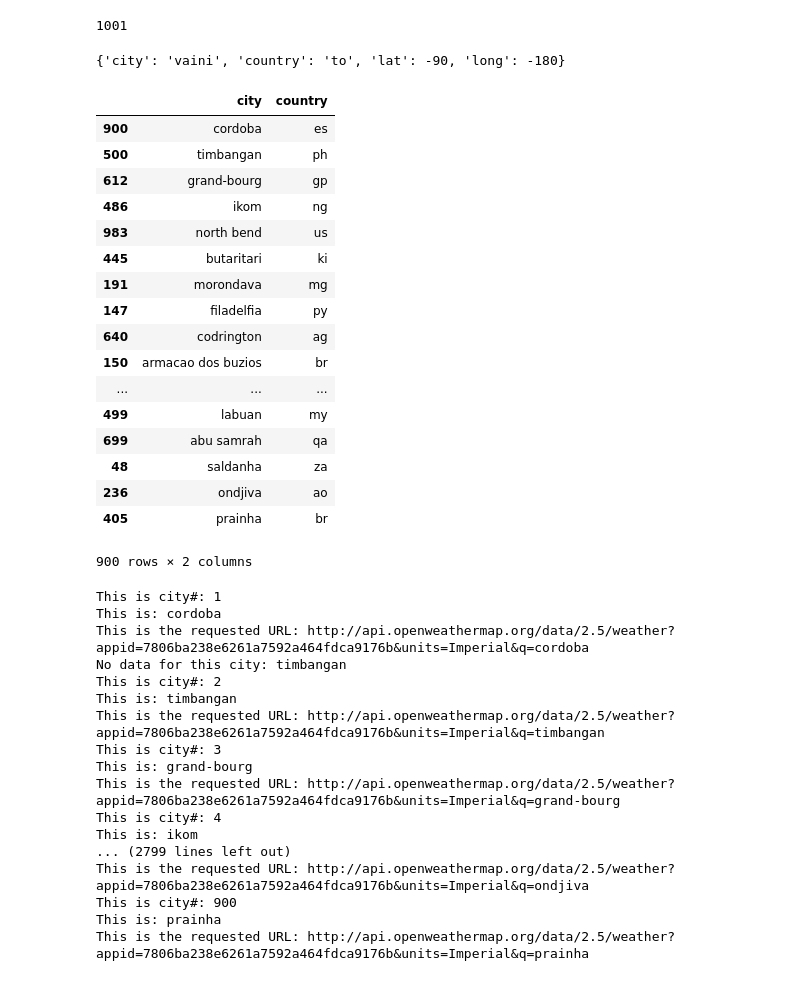
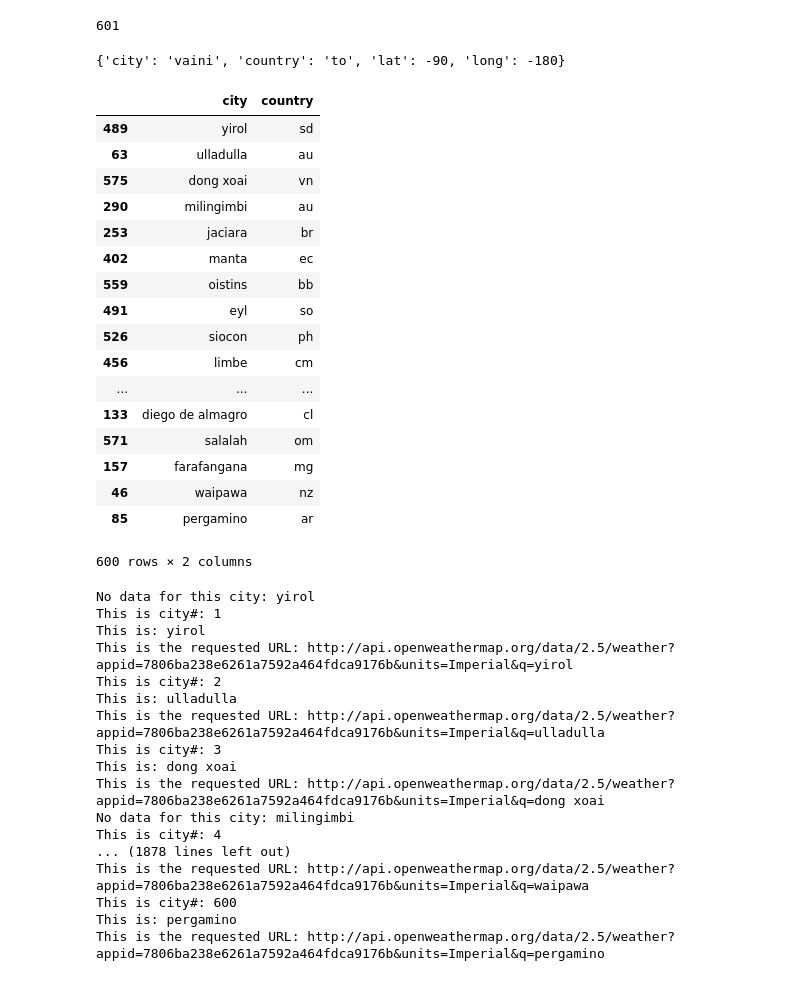
Before and after one commit to AlfaiAbdul/WeatherPy_Project-, a Jupyter notebook: WeatherPy.ipynb, the cells around one changed output. Cells and saved outputs as stored; diff of their text form; code cells hidden in the pictures.

Commit message:
Uploaded a smaller sample (downsize from 1000 to 600)

```diff
--- a/WeatherPy.ipynb
+++ b/WeatherPy.ipynb
@@ -13,10 +13,10 @@ counter = 0
 Duplicates  = 'no'
 starting_lat = -90
 starting_lng = -180
-while counter <= 1000:
+while counter <= 600:
     for x in range(-90,90,2):
         for y in range(-180,180,7):
-            if counter > 1000: continue
+            if counter > 600: continue
             city = cp.nearest_city(x, y)
             citdict = {}
             citdict['city'] = city.city_name
@@ -40,7 +40,7 @@ while counter <= 1000:
 
 print(len(list_of_cities))
 # %% [output]
-1001
+601
 # %%
 print(list_of_cities[0])
 # %% [output]
@@ -52,27 +52,27 @@ cities_df = pd.DataFrame({
     'country': [x['country'] for x in list_of_cities],
 })
 # %%
-cities_sample = cities_df.sample(900)
+cities_sample = cities_df.sample(600)
 cities_sample
 # %% [output]
 |  | city | country |
-| 900 | cordoba | es |
-| 500 | timbangan | ph |
-| 612 | grand-bourg | gp |
-| 486 | ikom | ng |
-| 983 | north bend | us |
-| 445 | butaritari | ki |
-| 191 | morondava | mg |
-| 147 | filadelfia | py |
-| 640 | codrington | ag |
-| 150 | armacao dos buzios | br |
+| 489 | yirol | sd |
+| 63 | ulladulla | au |
+| 575 | dong xoai | vn |
+| 290 | milingimbi | au |
+| 253 | jaciara | br |
+| 402 | manta | ec |
+| 559 | oistins | bb |
+| 491 | eyl | so |
+| 526 | siocon | ph |
+| 456 | limbe | cm |
 | ... | ... | ... |
-| 499 | labuan | my |
-| 699 | abu samrah | qa |
-| 48 | saldanha | za |
-| 236 | ondjiva | ao |
-| 405 | prainha | br |
+| 133 | diego de almagro | cl |
+| 571 | salalah | om |
+| 157 | farafangana | mg |
+| 46 | waipawa | nz |
+| 85 | pergamino | ar |
-900 rows × 2 columns
+600 rows × 2 columns
 # %%
 url = "http://api.openweathermap.org/data/2.5/weather?"
 api_key = '7806ba238e6261a7592a464fdca9176b'
@@ -105,23 +105,23 @@ for index,row in cities_sample.iterrows():
     print(f"This is: {row['city']}" )
     print(f"This is the requested URL: {query_url}")
 # %% [output]
+No data for this city: yirol
 This is city#: 1
-This is: cordoba
-This is the requested URL: http://api.openweathermap.org/data/2.5/weather?appid=7806ba238e6261a7592a464fdca9176b&units=Imperial&q=cordoba
-No data for this city: timbangan
+This is: yirol
+This is the requested URL: http://api.openweathermap.org/data/2.5/weather?appid=7806ba238e6261a7592a464fdca9176b&units=Imperial&q=yirol
 This is city#: 2
-This is: timbangan
-This is the requested URL: http://api.openweathermap.org/data/2.5/weather?appid=7806ba238e6261a7592a464fdca9176b&units=Imperial&q=timbangan
+This is: ulladulla
+This is the requested URL: http://api.openweathermap.org/data/2.5/weather?appid=7806ba238e6261a7592a464fdca9176b&units=Imperial&q=ulladulla
 This is city#: 3
-This is: grand-bourg
-This is the requested URL: http://api.openweathermap.org/data/2.5/weather?appid=7806ba238e6261a7592a464fdca9176b&units=Imperial&q=grand-bourg
+This is: dong xoai
+This is the requested URL: http://api.openweathermap.org/data/2.5/weather?appid=7806ba238e6261a7592a464fdca9176b&units=Imperial&q=dong xoai
+No data for this city: milingimbi
 This is city#: 4
-This is: ikom
-... (2799 lines left out)
-This is the requested URL: http://api.openweathermap.org/data/2.5/weather?appid=7806ba238e6261a7592a464fdca9176b&units=Imperial&q=ondjiva
-This is city#: 900
-This is: prainha
-This is the requested URL: http://api.openweathermap.org/data/2.5/weather?appid=7806ba238e6261a7592a464fdca9176b&units=Imperial&q=prainha
+... (1878 lines left out)
+This is the requested URL: http://api.openweathermap.org/data/2.5/weather?appid=7806ba238e6261a7592a464fdca9176b&units=Imperial&q=waipawa
+This is city#: 600
+This is: pergamino
+This is the requested URL: http://api.openweathermap.org/data/2.5/weather?appid=7806ba238e6261a7592a464fdca9176b&units=Imperial&q=pergamino
 # %%
 cities_sample = cities_sample[cities_sample.latitude != ""]
 # %%
```
Also changed, not shown: parts of 4 cells of this notebook.
